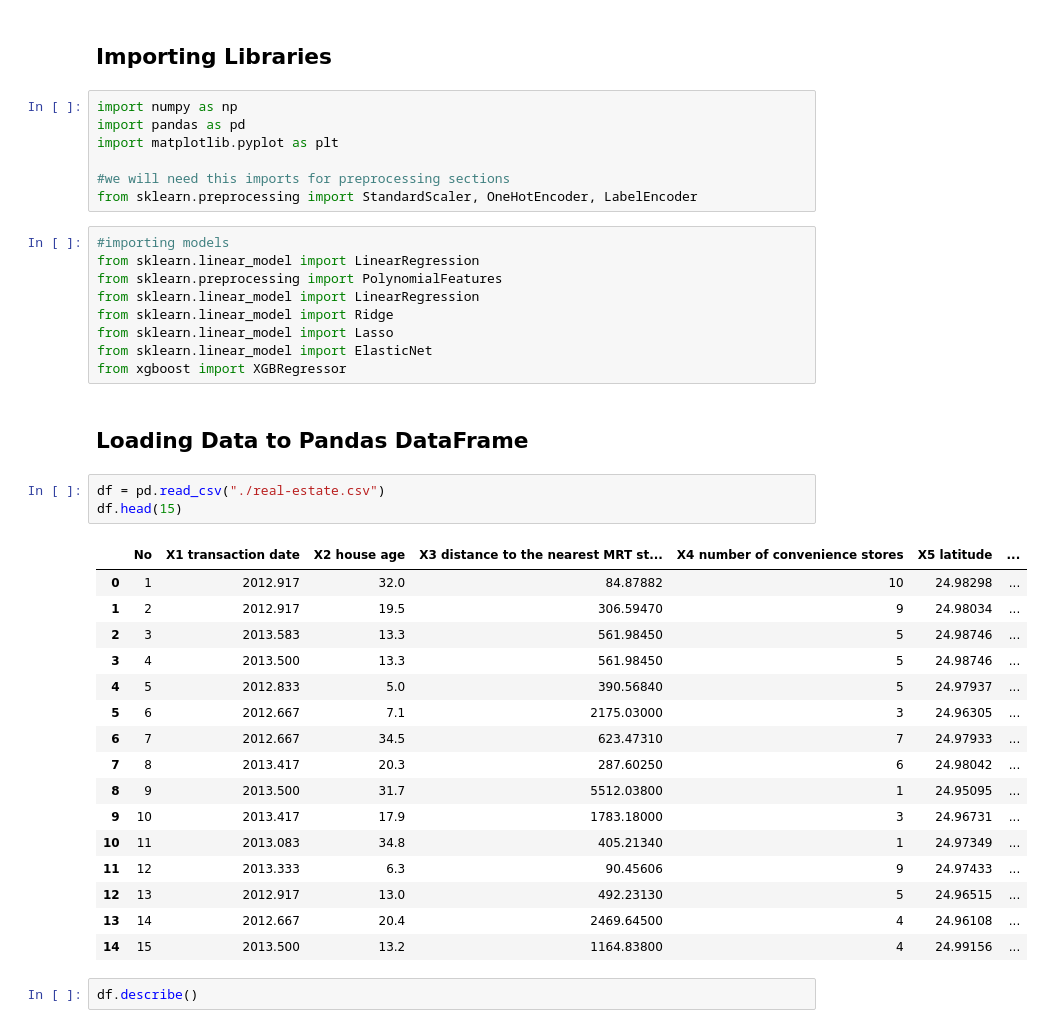
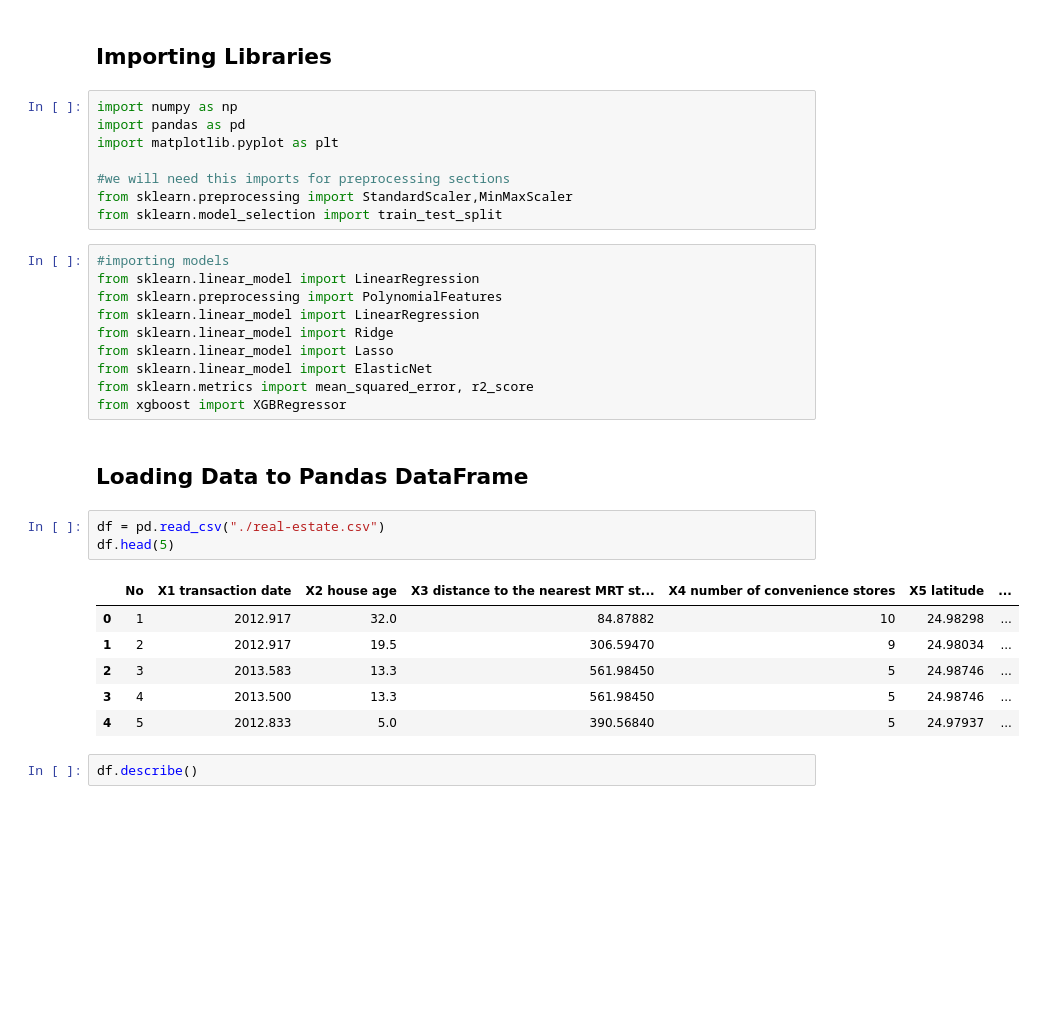
Before and after one commit to Abtinz/Machine-Learning-with-Python, a Jupyter notebook: DataMining/Regression/data-mining-p2-student.ipynb, the cells around one changed output. Saved outputs shown, nothing was run; the diff lists cells and outputs as text; blank space fills up the shorter version.

```diff
--- a/DataMining/Regression/data-mining-p2-student.ipynb
+++ b/DataMining/Regression/data-mining-p2-student.ipynb
@@ -18,7 +18,8 @@ import pandas as pd
 import matplotlib.pyplot as plt
 
 #we will need this imports for preprocessing sections
-from sklearn.preprocessing import StandardScaler, OneHotEncoder, LabelEncoder
+from sklearn.preprocessing import StandardScaler,MinMaxScaler
+from sklearn.model_selection import train_test_split
 # %%
 #importing models
 from sklearn.linear_model import LinearRegression
@@ -27,29 +28,20 @@ from sklearn.linear_model import LinearRegression
 from sklearn.linear_model import Ridge
 from sklearn.linear_model import Lasso
 from sklearn.linear_model import ElasticNet
+from sklearn.metrics import mean_squared_error, r2_score
 from xgboost import XGBRegressor
 # %% [markdown]
 ## Loading Data to Pandas DataFrame
 # %%
 df = pd.read_csv("./real-estate.csv")
-df.head(15)
+df.head(5)
 # %% [output]
 |  | No | X1 transaction date | X2 house age | X3 distance to the nearest MRT st... | X4 number of convenience stores | X5 latitude | ... |
 | 0 | 1 | 2012.917 | 32.0 | 84.87882 | 10 | 24.98298 | ... |
 | 1 | 2 | 2012.917 | 19.5 | 306.59470 | 9 | 24.98034 | ... |
 | 2 | 3 | 2013.583 | 13.3 | 561.98450 | 5 | 24.98746 | ... |
 | 3 | 4 | 2013.500 | 13.3 | 561.98450 | 5 | 24.98746 | ... |
 | 4 | 5 | 2012.833 | 5.0 | 390.56840 | 5 | 24.97937 | ... |
-| 5 | 6 | 2012.667 | 7.1 | 2175.03000 | 3 | 24.96305 | ... |
-| 6 | 7 | 2012.667 | 34.5 | 623.47310 | 7 | 24.97933 | ... |
-| 7 | 8 | 2013.417 | 20.3 | 287.60250 | 6 | 24.98042 | ... |
-| 8 | 9 | 2013.500 | 31.7 | 5512.03800 | 1 | 24.95095 | ... |
-| 9 | 10 | 2013.417 | 17.9 | 1783.18000 | 3 | 24.96731 | ... |
-| 10 | 11 | 2013.083 | 34.8 | 405.21340 | 1 | 24.97349 | ... |
-| 11 | 12 | 2013.333 | 6.3 | 90.45606 | 9 | 24.97433 | ... |
-| 12 | 13 | 2012.917 | 13.0 | 492.23130 | 5 | 24.96515 | ... |
-| 13 | 14 | 2012.667 | 20.4 | 2469.64500 | 4 | 24.96108 | ... |
-| 14 | 15 | 2013.500 | 13.2 | 1164.83800 | 4 | 24.99156 | ... |
 # %%
 df.describe()
 # %% [output]
```
Also changed, not shown: parts of 6 cells of this notebook, 6 other files.
